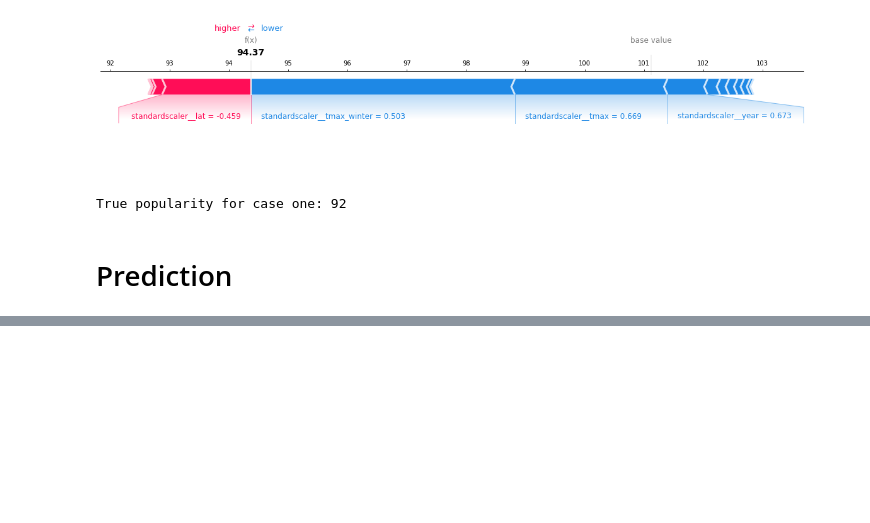
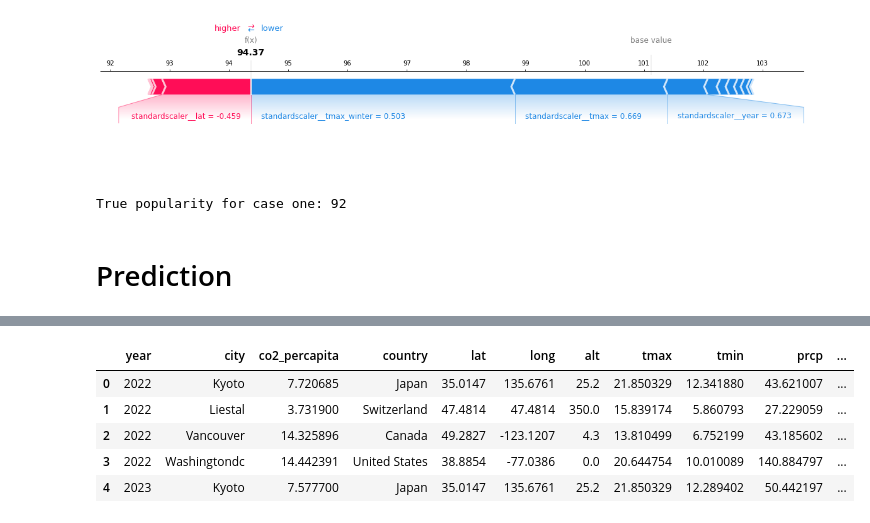
Before and after one commit to aimee0317/cherry-blossom-prediction, a Jupyter notebook: src/ml_models.ipynb, the cells around one changed output, grey strips where cells are left out. Saved outputs shown, nothing was run; the diff lists cells and outputs as text; code cells hidden in the pictures; blank space fills up the shorter version.

```diff
--- a/src/ml_models.ipynb
+++ b/src/ml_models.ipynb
@@ -81,7 +84,7 @@ numeric_features = [
     "co2_percapita",
     "year",
 ]
-drop_features = ["city"]
+drop_features = ["city", "country"]
 target = "bloom_doy"
 # %% [markdown]
 - Define a column transformer.
@@ -272,15 +288,14 @@ X_train_enc = pd.DataFrame(
 X_train_enc.head()
 
 # Fit regressor model using LGBMRegressor
-pipe_cb = make_pipeline(
-    preprocessor, CatBoostRegressor(verbose=0, random_state=123)
-)
+pipe_cb = make_pipeline(preprocessor, CatBoostRegressor(verbose=0, random_state=123))
 pipe_cb.fit(X_train, y_train)
 
 # Create feature importance visualization using shap
 explainer = shap.TreeExplainer(pipe_cb.named_steps["catboostregressor"])
 train_shap_values = explainer.shap_values(X_train_enc)
-shap.summary_plot(train_shap_values, X_train_enc, plot_type="bar")
+shap.summary_plot(train_shap_values, X_train_enc, plot_type="bar", show=False)
+plt.savefig("../results/shap_bar.svg", bbox_inches="tight")
 # %% [output]
 [figure]
 # %%
@@ -343,0 +378,12 @@ True popularity for case one: 92
+# %%
+y_prediction = pipe_cb.predict(X_prediction)
+X_prediction['prediction_bloom_doy'] = y_prediction
+# %%
+X_prediction.head()
+# %% [output]
+|  | year | city | co2_percapita | country | lat | long | alt | tmax | tmin | prcp | ... |
+| 0 | 2022 | Kyoto | 7.720685 | Japan | 35.0147 | 135.6761 | 25.2 | 21.850329 | 12.341880 | 43.621007 | ... |
+| 1 | 2022 | Liestal | 3.731900 | Switzerland | 47.4814 | 47.4814 | 350.0 | 15.839174 | 5.860793 | 27.229059 | ... |
+| 2 | 2022 | Vancouver | 14.325896 | Canada | 49.2827 | -123.1207 | 4.3 | 13.810499 | 6.752199 | 43.185602 | ... |
+| 3 | 2022 | Washingtondc | 14.442391 | United States | 38.8854 | -77.0386 | 0.0 | 20.644754 | 10.010089 | 140.884797 | ... |
+| 4 | 2023 | Kyoto | 7.577700 | Japan | 35.0147 | 135.6761 | 25.2 | 21.850329 | 12.289402 | 50.442197 | ... |
```
Also changed, not shown: parts of 15 cells of this notebook.
